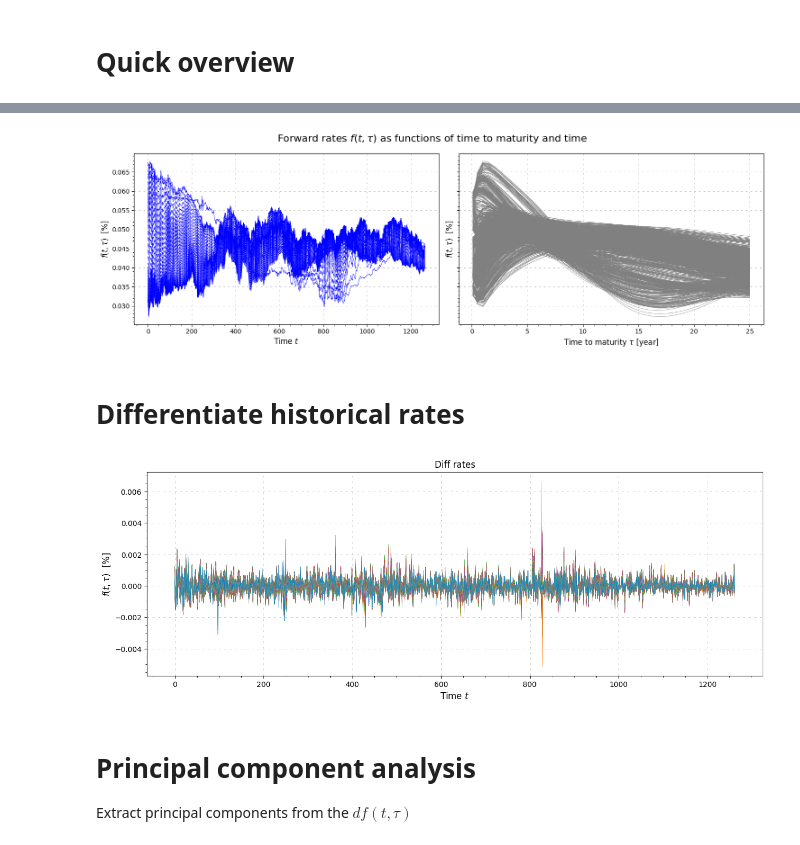
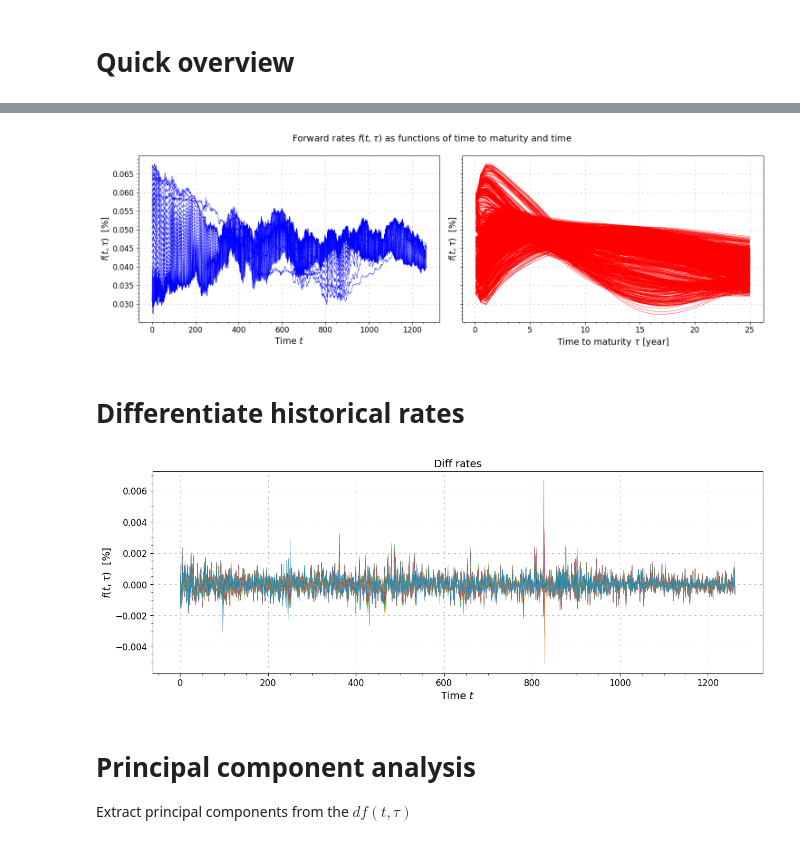
Before and after one commit to SarcasticMatrix/HJM-models-for-alm, a Jupyter notebook: model/main.ipynb, the cells around one changed output, grey strips where cells are left out. Saved outputs shown, nothing was run; the diff lists cells and outputs as text; code cells hidden in the pictures.

Commit message:
Plots

```diff
--- a/model/main.ipynb
+++ b/model/main.ipynb
@@ -24,50 +35,69 @@ forward_rate.head()
 # %%
+# Extract historical data
 hist_timeline = list(forward_rate.index)
 tenors = [eval(x) for x in forward_rate.columns]
 hist_rates = forward_rate.to_numpy()
 
+def plot_rates(ax, x, y, xlabel, ylabel, color, linewidth, grid_color, title=None):
+    ax.plot(x, y, color=color, linewidth=linewidth)
+    ax.set_xlabel(xlabel, fontsize=14)
+    ax.set_ylabel(ylabel, fontsize=14)
+    ax.grid(visible=True, which="major", linestyle="--", dashes=(5, 10),
+            color=grid_color, linewidth=0.5, alpha=0.8)
+    ax.minorticks_on()
+    ax.grid(which="minor", visible=False)
+    if title:
+        ax.set_title(title)
 
-fig, (ax1, ax2) = plt.subplots(1, 2, figsize=(15,5), sharey=True)
+fig, (ax1, ax2) = plt.subplots(1, 2, figsize=(15, 5), sharey=True)
+plot_rates(
+    ax1, range(len(hist_timeline)), hist_rates,
+    xlabel=r'Time $t$', ylabel=r'$f(t,\tau)$  [$\%$]',
+    color='blue', linewidth=0.5, grid_color='gray'
+)
+plot_rates(
+    ax2, tenors, hist_rates.transpose(),
+    xlabel=r'Time to maturity $\tau$ [year]', ylabel=r'$f(t,\tau)$  [$\%$]',
+    color='red', linewidth=0.5, grid_color='gray'
+)
 
-ax1.plot(hist_rates, color='blue', linewidth=0.5)
-ax1.set_ylabel(r'$f(t,\tau)$  [$\%$]', fontsize=12)
-ax1.set_xlabel(r'Time $t$', fontsize=12)
-ax1.grid(visible=True,which="major",linestyle="--",dashes=(5, 10),color="gray",linewidth=0.5,alpha=0.8)
-ax1.minorticks_on()
-ax1.grid(which="minor", visible=False)
-
-ax2.plot(tenors, hist_rates.transpose(), color='gray', linewidth=0.5)
-ax2.set_ylabel(r'$f(t,\tau)$  [$\%$]', fontsize=12)
-ax2.set_xlabel(r'Time to maturity $\tau$ [year]', fontsize=12)
-ax2.grid(visible=True,which="major",linestyle="--",dashes=(5, 10),color="gray",linewidth=0.5,alpha=0.8)
-ax2.minorticks_on()
-ax2.grid(which="minor", visible=False)
-
-
-fig.suptitle(r'Forward rates $f(t,\tau)$ as functions of time to maturity and time', fontsize=16)
+fig.suptitle(r'Forward rates $f(t,\tau)$ as functions of time to maturity and time')
 plt.tight_layout()
 plt.savefig(fname='plots/forward-rates.pdf')
 plt.show()
 # %% [output]
-[figure, old version]
+[figure, new version]
 # %% [markdown]
 # Differentiate historical rates
 # %%
+# Calculate differences in forward rates
 diff_rates = np.diff(hist_rates, axis=0)
 
-fig, ax = plt.subplots(1, figsize=(15,5))
+def plot_single_series(x, y, xlabel, ylabel, title, ax=None, linewidth=0.5, grid_color="gray", save_as=None):
+    """
+    Plot a single series with common formatting.
+    """
+    if ax is None:
+        fig, ax = plt.subplots(1, figsize=(15, 5))
+    ax.plot(x, y, linewidth=linewidth)
+    ax.set_xlabel(xlabel, fontsize=14)
+    ax.set_ylabel(ylabel, fontsize=14)
+    ax.grid(visible=True, which="major", linestyle="--", dashes=(5, 10),
+            color=grid_color, linewidth=0.5, alpha=0.8)
+    ax.minorticks_on()
+    ax.grid(which="minor", visible=False)
+    ax.set_title(title, fontsize=14)
+    if save_as:
+        plt.savefig(fname=save_as)
+    plt.show()
 
-ax.plot(diff_rates, linewidth=0.5)
-ax.set_ylabel(r'$f(t,\tau)$  [$\%$]', fontsize=12)
-ax.set_xlabel(r'Time $t$', fontsize=12)
-ax.grid(visible=True,which="major",linestyle="--",dashes=(5, 10),color="gray",linewidth=0.5,alpha=0.8)
-ax.minorticks_on()
-ax.grid(which="minor", visible=False)
-plt.title('Diff rates')
-plt.savefig(fname='plots/diff-rates.pdf')
-plt.show()
+plot_single_series(
+    x=range(len(diff_rates)), y=diff_rates,
+    xlabel=r'Time $t$', ylabel=r'$f(t,\tau)$  [$\%$]',
+    title='Diff rates', grid_color='gray', save_as='plots/diff-rates.pdf'
+)
 # %% [output]
-[figure, old version]
+[figure, new version]
 # %% [markdown]
 # Principal component analysis
 
```
Also changed, not shown: parts of 10 cells of this notebook, 8 other files.
